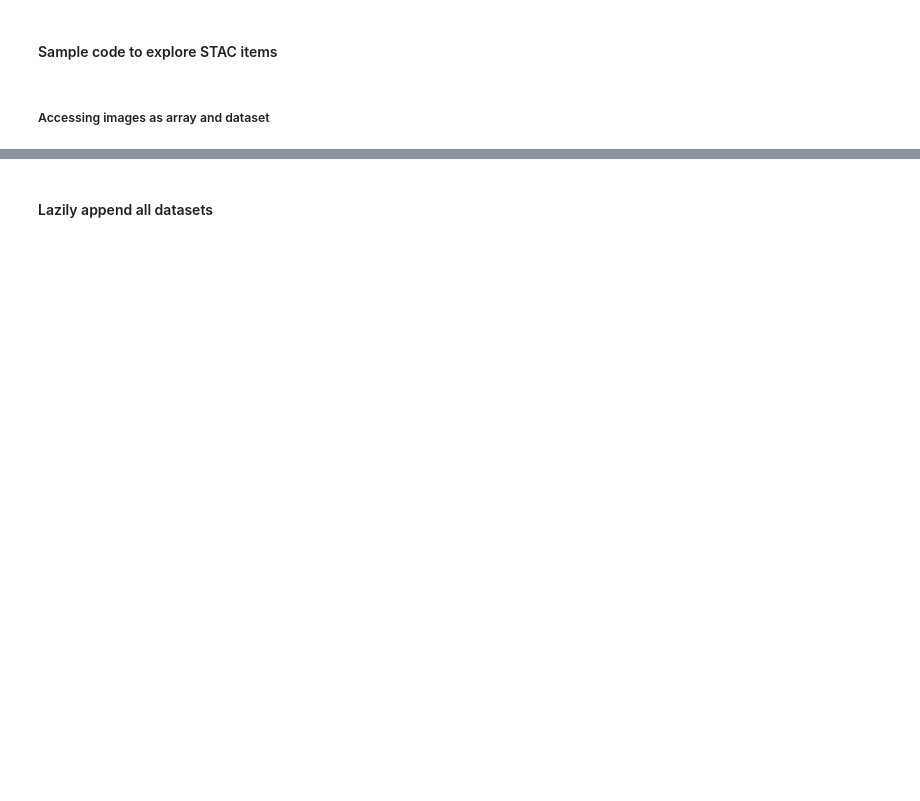
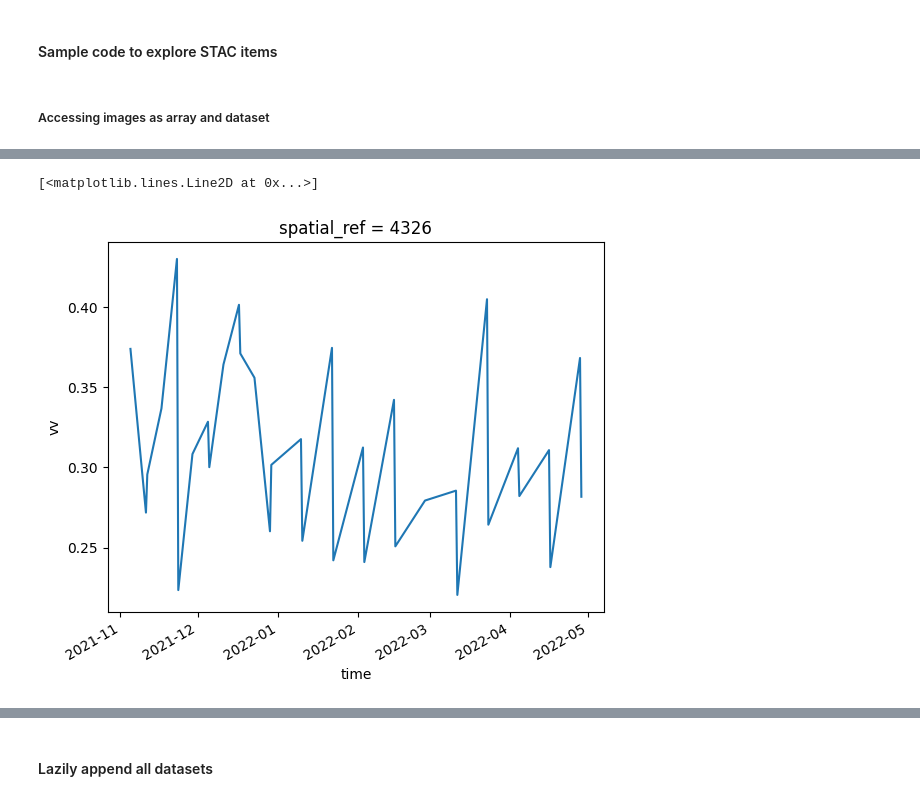
Before and after one commit to subasthapa1/EYChallenge, a Jupyter notebook: Sentinel1-Final.ipynb, the cells around one changed output, grey strips where cells are left out. Cells and saved outputs as stored; diff of their text form; code cells hidden in the pictures; blank space fills up the shorter version.

Commit message:
Added dask delayed and code to abstract delayed objects to dataframe. Additionally added code to calculate mean scattering and RVI

```diff
--- a/Sentinel1-Final.ipynb
+++ b/Sentinel1-Final.ipynb
@@ -122,6 +125,10 @@ def create_rvi_for_each_aoi(time_of_interest, bbox):
 # %% [markdown]
 ##### Accessing images as array and dataset
 # %%
-import xarray as xr
-
-ds = xr.Dataset()
+client = Client(n_workers=4, threads_per_worker=2, memory_limit='1GB')
+print(client)
+lazy_datasets = []
+for i in range(600):
+    ds = create_rvi_for_each_aoi(time_of_interest,bbox_data.iloc[i])
+    lazy_datasets.append(ds)
+client.close()
@@ -127,0 +224,32 @@ ds = xr.Dataset()
+# %%
+i = 0
+for data in datasets:
+    mean_aoi = data.mean(dim=['latitude','longitude'])
+    #print('Mean polarization', mean_aoi)
+
+    #Calculating mean vv and vh of our area of interest
+    vh = mean_aoi["vh"]
+    vv = mean_aoi["vv"]
+    #print('Vertical-vertical polarisation', vv)
+
+    #print('Vertical-horizontal polarisation', vh)
+    #Calculate RVI
+    dop = (mean_aoi.vv / (mean_aoi.vv + mean_aoi.vh))
+    m = 1 - dop
+    rvi = (np.sqrt(dop))*((4*mean_aoi.vh)/(mean_aoi.vv + mean_aoi.vh))
+    if i==0:
+        rvi_ds = rvi.copy()
+        vv_ds = vv.copy()
+        vh_ds = vh.copy()
+    elif i>0:
+        rvi_ds = xr.merge([rvi, rvi_ds],join="inner")
+        vv_ds = xr.merge([vv, vv_ds],join="inner")
+        vh_ds = xr.merge([vh, vh_ds],join="inner")
+    print(type(rvi_ds))
+    print(type(vv_ds))
+    print(type(vh_ds))
+    print(type(vv))
+    print(type(vh))
+    print(type(rvi))
+    print(i)
+    i = i+1
@@ -128 +290,6 @@ ds = xr.Dataset()
+# %%
+vv.plot()
+# %% [output]
+[<matplotlib.lines.Line2D at 0x...>]
+[figure, added]
 # %%
```
Also changed, not shown: parts of 35 cells of this notebook.
